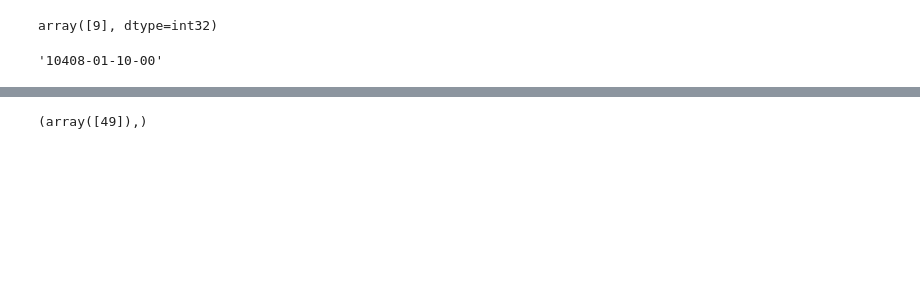
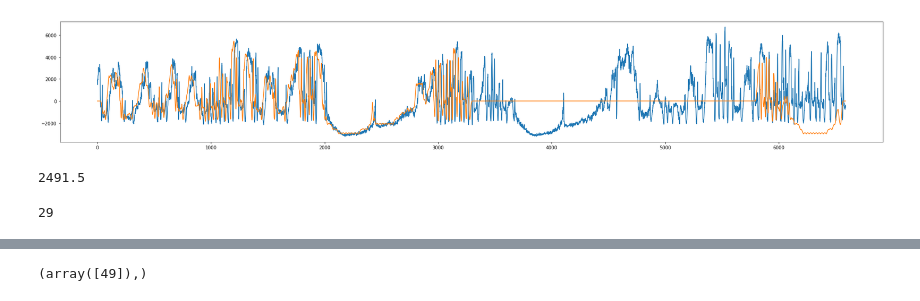
Before and after one commit to jorwatkapola/timeseries_segment_clustering, a Jupyter notebook: segment_clustering.ipynb, the cells around one changed output, grey strips where cells are left out. Drawn from its saved outputs; the diff is of its cells as text; code cells hidden in the pictures; blank space fills up the shorter version.

```diff
--- a/segment_clustering.ipynb
+++ b/segment_clustering.ipynb
@@ -95,0 +159,12 @@ x_train, x_test, y_train, y_test, id_train, id_test = train_test_split(lcs_abu,
+# %%
+#train the model
+train_segments=segmentation(train_ts, 50, 2)
+c_train_segments=centering(train_segments)
+cluster.fit(c_train_segments[:,1])
+
+#test segments
+test_segments, test_gaps = segmentation(test_ts, 50, 25)
+c_test_segments=centering(test_segments)
+
+#reconstruct the test time series
+reco = reconstruct(c_test_segments, test_gaps, cluster)
@@ -96,3 +192,15 @@ x_train, x_test, y_train, y_test, id_train, id_test = train_test_split(lcs_abu,
+# %%
+plt.figure(figsize=(6.4*5, 4.8))
+plt.plot(test_ts[1])
+plt.plot(reco)
+plt.show()
+# %% [output]
+[figure, added]
+# %%
+test_gaps[22]
+test_gaps[3315]
+# %% [output]
+2491.5
 # %%
 seg_len=50
 seg_slide=5
@@ -124,12 +232,8 @@ for start in range(0, len(ts[0])-seg_len, seg_slide):
         continue
     test_segments.append(np.copy(ts[1][start:end])*window)
 # %%
-prprpr=cluster.predict(np.array(test_segments[0]).reshape(1, -1))
+prprpr=cluster.predict(np.array(test_segments[50]).reshape(1, -1))
 #plt.plot(prprpr)
 prprpr
 # %% [output]
-array([9], dtype=int32)
+29
-# %%
-id_train[0]
-# %% [output]
-'10408-01-10-00'
```
Also changed, not shown: parts of 10 cells of this notebook.
